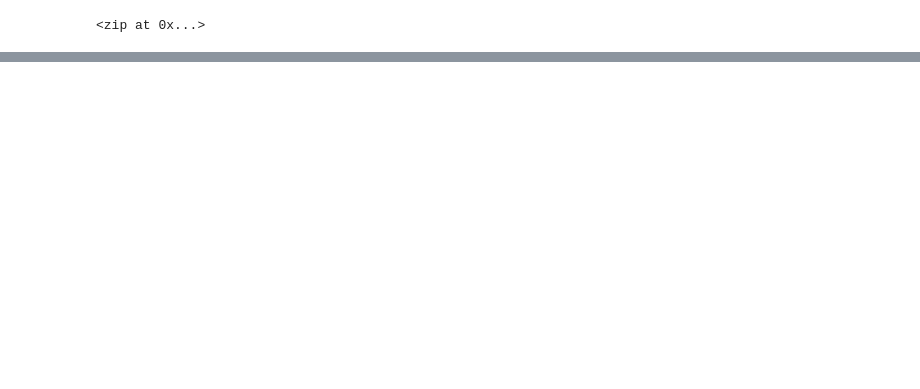
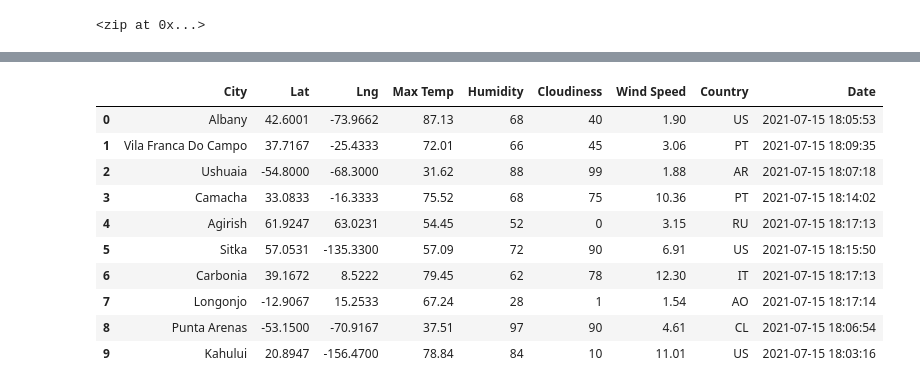
Before and after one commit to BenjaminRathke/World_Weather_Analysis, a Jupyter notebook: WeatherPy.ipynb, the cells around one changed output, grey strips where cells are left out. Cells and saved outputs as stored; diff of their text form; code cells hidden in the pictures; blank space fills up the shorter version.

```diff
--- a/WeatherPy.ipynb
+++ b/WeatherPy.ipynb
@@ -56,0 +147,16 @@ len(cities)
+# %%
+# Convert the array of dictionaries to a Pandas DataFrame.
+city_data_df = pd.DataFrame(city_data)
+city_data_df.head(10)
+# %% [output]
+|  | City | Lat | Lng | Max Temp | Humidity | Cloudiness | Wind Speed | Country | Date |
+| 0 | Albany | 42.6001 | -73.9662 | 87.13 | 68 | 40 | 1.90 | US | 2021-07-15 18:05:53 |
+| 1 | Vila Franca Do Campo | 37.7167 | -25.4333 | 72.01 | 66 | 45 | 3.06 | PT | 2021-07-15 18:09:35 |
+| 2 | Ushuaia | -54.8000 | -68.3000 | 31.62 | 88 | 99 | 1.88 | AR | 2021-07-15 18:07:18 |
+| 3 | Camacha | 33.0833 | -16.3333 | 75.52 | 68 | 75 | 10.36 | PT | 2021-07-15 18:14:02 |
+| 4 | Agirish | 61.9247 | 63.0231 | 54.45 | 52 | 0 | 3.15 | RU | 2021-07-15 18:17:13 |
+| 5 | Sitka | 57.0531 | -135.3300 | 57.09 | 72 | 90 | 6.91 | US | 2021-07-15 18:15:50 |
+| 6 | Carbonia | 39.1672 | 8.5222 | 79.45 | 62 | 78 | 12.30 | IT | 2021-07-15 18:17:13 |
+| 7 | Longonjo | -12.9067 | 15.2533 | 67.24 | 28 | 1 | 1.54 | AO | 2021-07-15 18:17:14 |
+| 8 | Punta Arenas | -53.1500 | -70.9167 | 37.51 | 97 | 90 | 4.61 | CL | 2021-07-15 18:06:54 |
+| 9 | Kahului | 20.8947 | -156.4700 | 78.84 | 84 | 10 | 11.01 | US | 2021-07-15 18:03:16 |
```
Also changed, not shown: parts of 7 cells of this notebook, 2 other files.
